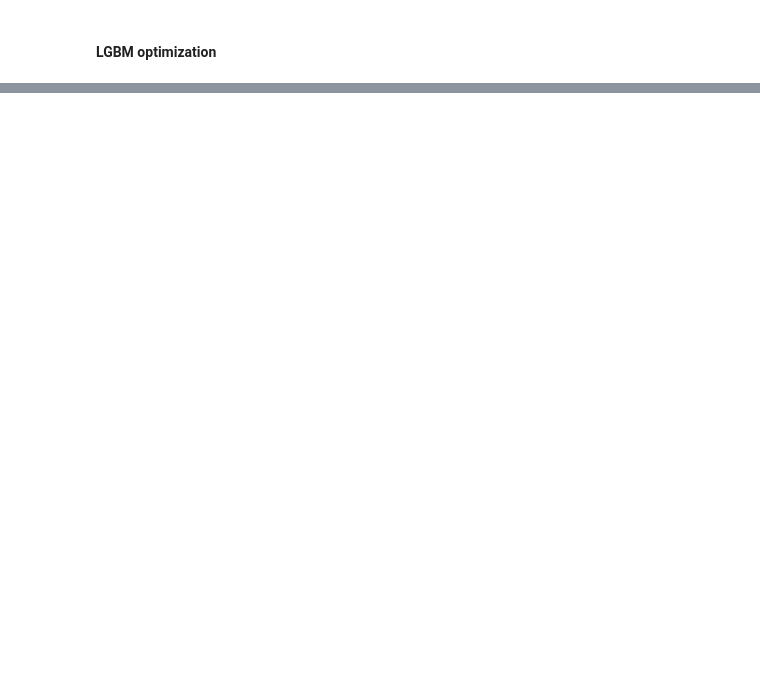
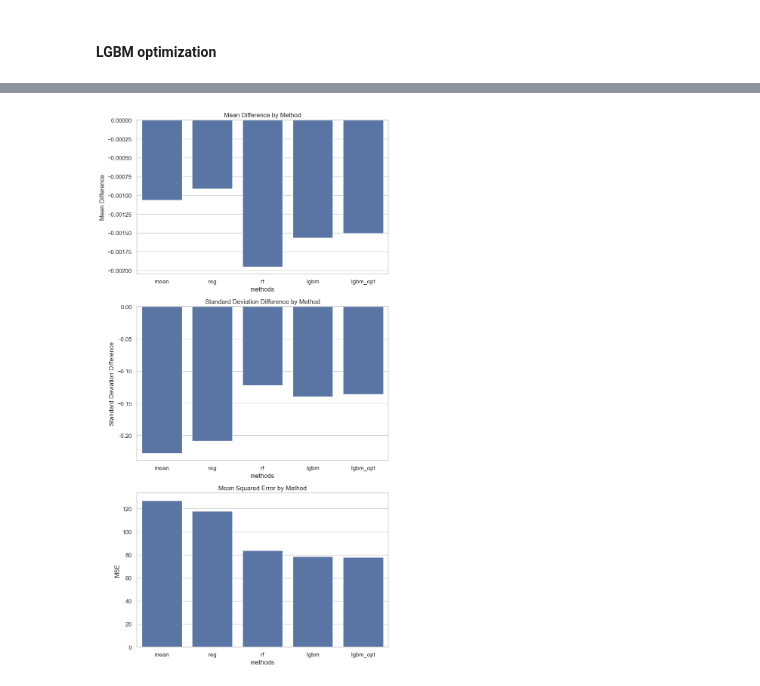
Before and after one commit to fohy24/missing-value-imputation, a Jupyter notebook: analysis.ipynb, the cells around one changed output, grey strips where cells are left out. Cells and saved outputs as stored; diff of their text form; code cells hidden in the pictures; blank space fills up the shorter version.

```diff
--- a/analysis.ipynb
+++ b/analysis.ipynb
@@ -698,0 +623,10 @@ print(round(mse_lgbm_opt_imputed, 3))
+# %%
+methods = ['mean', 'reg', 'rf', 'lgbm', 'lgbm_opt']
+metrics = ['mean_diff', 'std_diff', 'mse']
+results = defaultdict(dict)
+
+for method in methods:
+    for metric in metrics:
+        results[method][metric] = locals()[method + '_imp_' + metric]
+
+results = pd.DataFrame(results).T.reset_index(names = 'methods')
@@ -698,0 +680,38 @@ print(round(mse_lgbm_opt_imputed, 3))
+# %%
+import pandas as pd
+import matplotlib.pyplot as plt
+import seaborn as sns
+
+# Assuming 'results' DataFrame already exists with the specified columns
+# results = pd.DataFrame({
+#     "methods": ["mean", "reg", "rf", "lgbm", "lgbm_opt"],
+#     "mean_diff": [-0.001064, -0.000911, -0.001952, -0.001566, -0.001504],
+#     "std_diff": [-0.227818, -0.208892, -0.122528, -0.139824, -0.136124],
+#     "mse": [127.022065, 117.725591, 83.839898, 78.649945, 77.979352]
+# })
+
+# Set the style
+sns.set_theme(style="whitegrid")
+
+# Plotting
+fig, axes = plt.subplots(3, 1, figsize=(8, 15))
+
+# Mean difference plot
+sns.barplot(ax=axes[0], x='methods', y='mean_diff', data=results)
+axes[0].set_title('Mean Difference by Method')
+axes[0].set_ylabel('Mean Difference')
+
+# Standard deviation difference plot
+sns.barplot(ax=axes[1], x='methods', y='std_diff', data=results)
+axes[1].set_title('Standard Deviation Difference by Method')
+axes[1].set_ylabel('Standard Deviation Difference')
+
+# Mean squared error plot
+sns.barplot(ax=axes[2], x='methods', y='mse', data=results)
+axes[2].set_title('Mean Squared Error by Method')
+axes[2].set_ylabel('MSE')
+
+plt.tight_layout()
+plt.show()
+# %% [output]
+[figure, added]
```
Also changed, not shown: parts of 48 cells of this notebook.
